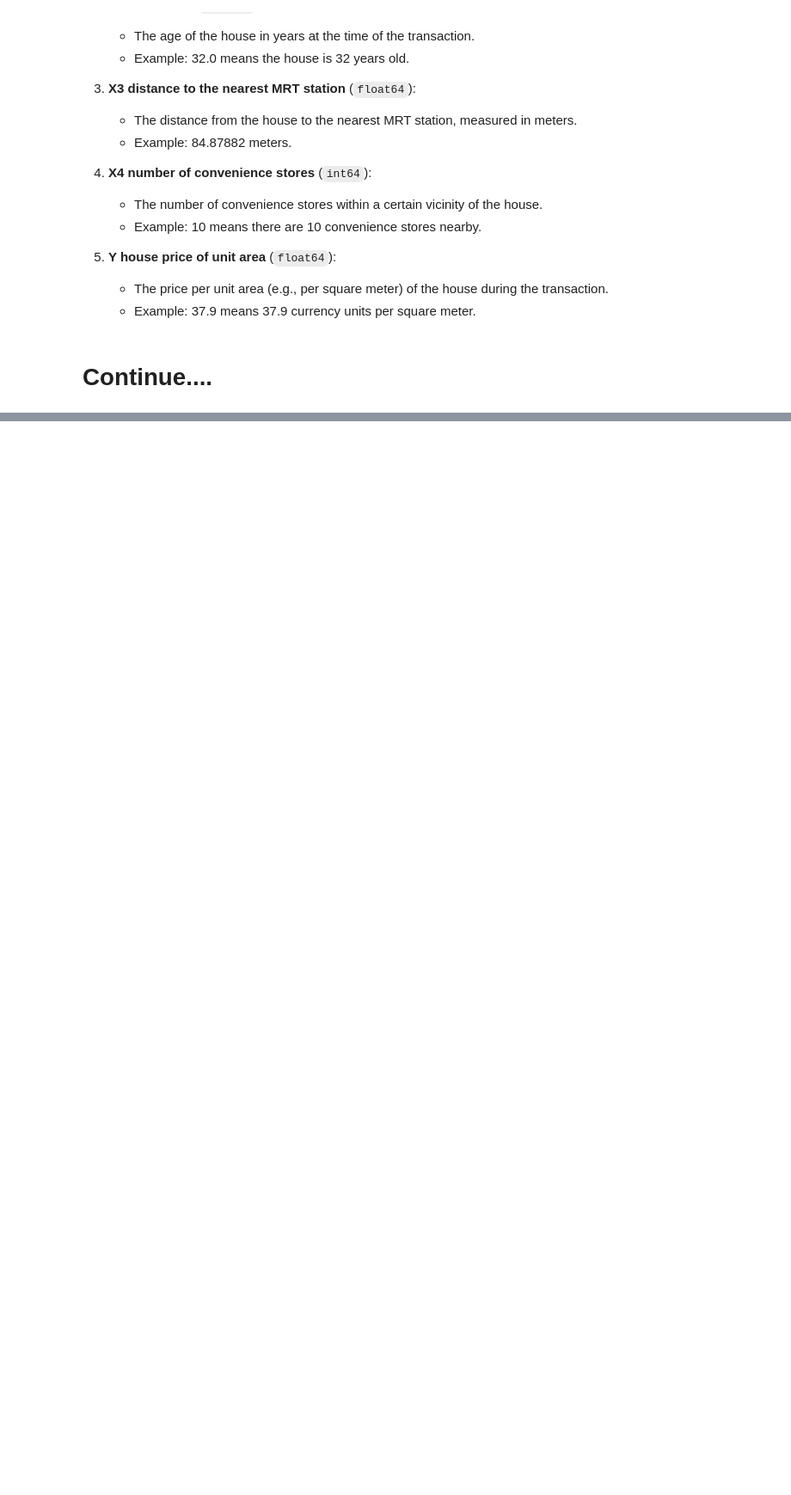
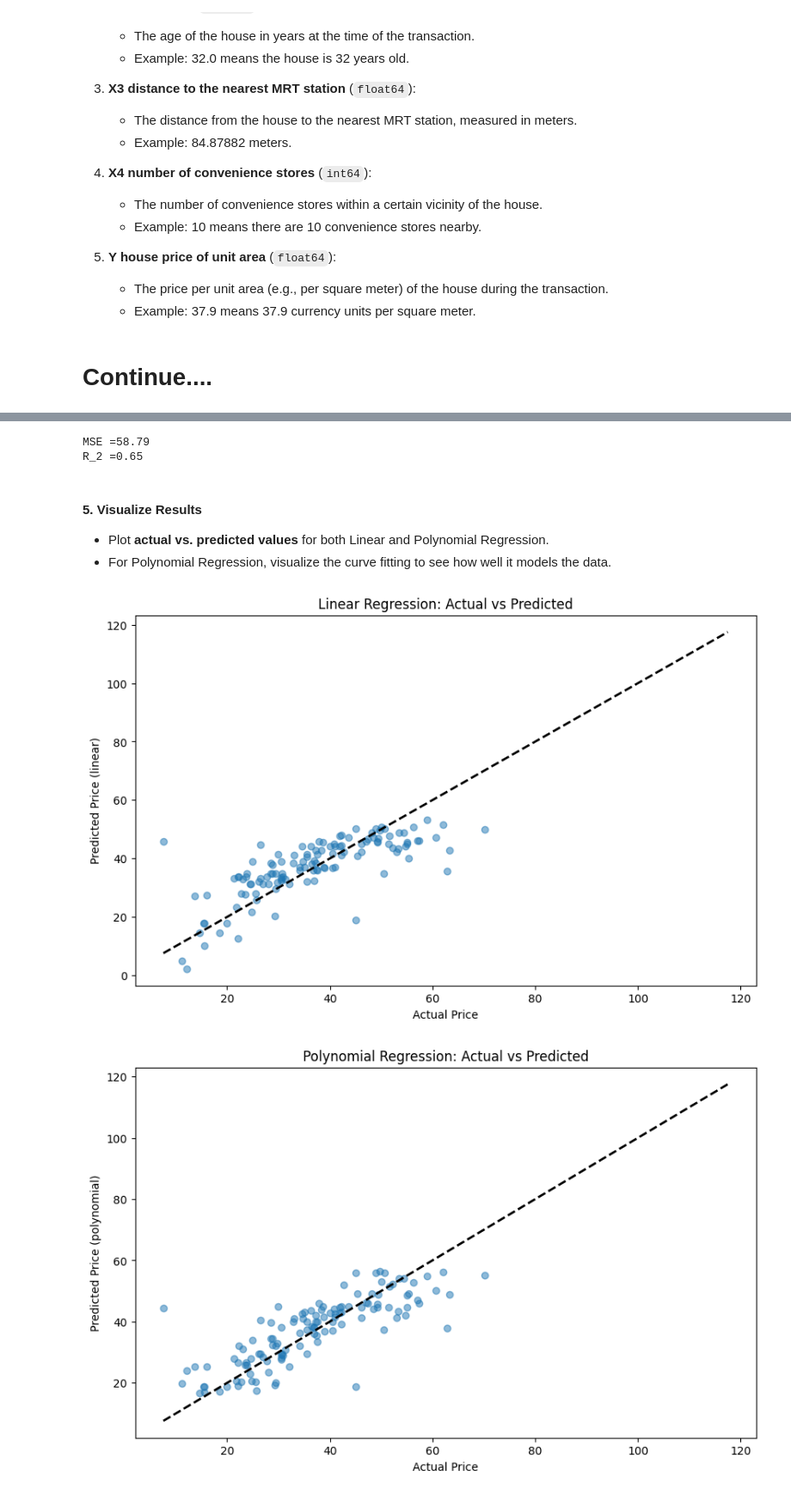
Before and after one commit to saquib-hassan/ml_b24, a Jupyter notebook: Assignment_Real_Estate/Real Estate.ipynb, the cells around one changed output, grey strips where cells are left out. Shown: that part at 86% size. Cells and saved outputs as stored; diff of their text form; code cells hidden in the pictures; blank space fills up the shorter version.

```diff
--- a/Assignment_Real_Estate/Real Estate.ipynb
+++ b/Assignment_Real_Estate/Real Estate.ipynb
@@ -139,0 +128,4 @@ memory usage: 14.7 KB
+# %%
+x =df.drop('Y house price of unit area',axis=1)
+y =df['Y house price of unit area']
+x_train, x_test, y_train, y_test = train_test_split(x, y, train_size=0.7, random_state=42)
@@ -139,0 +169,5 @@ memory usage: 14.7 KB
+# %%
+# linear rression
+lr =LinearRegression()
+lr.fit(x_train,y_train)
+y_pred_lr =lr.predict(x_test)
@@ -139,0 +210,5 @@ memory usage: 14.7 KB
+# %%
+# polynomial Features
+poly = PolynomialFeatures(degree=2)
+x_train_poly =poly.fit_transform(x_train)
+x_test_poly =poly.transform(x_test)
@@ -139,0 +231,5 @@ memory usage: 14.7 KB
+# %%
+# polynomial Regression
+pr = LinearRegression()
+pr.fit(x_train_poly, y_train)
+y_pred_pr = pr.predict(x_test_poly)
@@ -139,0 +270,9 @@ memory usage: 14.7 KB
+# %%
+# Evaluate
+mse_pr = mean_squared_error(y_test, y_pred_pr)
+r2_pr = r2_score(y_test, y_pred_pr)
+print(f"MSE ={mse_pr:.2f}")
+print(f"R_2 ={r2_pr:.2f}")
+# %% [output]
+MSE =58.79
+R_2 =0.65
@@ -139,0 +283,25 @@ memory usage: 14.7 KB
+# %% [markdown]
+#### **5. Visualize Results**
+- Plot **actual vs. predicted values** for both Linear and Polynomial Regression.
+- For Polynomial Regression, visualize the curve fitting to see how well it models the data.
+# %%
+# linear plot
+plt.figure(figsize=(10,6))
+plt.scatter(y_test, y_pred_lr, alpha=0.5)
+plt.plot([y.min(), y.max()], [y.min(), y.max()], 'k--', lw=2)
+plt.xlabel('Actual Price')
+plt.ylabel('Predicted Price (linear)')
+plt.title('Linear Regression: Actual vs Predicted')
+plt.show()
+
+# polynomial plot
+plt.figure(figsize=(10,6))
+plt.scatter(y_test, y_pred_pr, alpha=0.5)
+plt.plot([y.min(), y.max()], [y.min(), y.max()], 'k--', lw=2)
+plt.xlabel('Actual Price')
+plt.ylabel('Predicted Price (polynomial)')
+plt.title('Polynomial Regression: Actual vs Predicted')
+plt.show()
+# %% [output]
+[figure, added]
+[figure, added]
```
Also changed, not shown: parts of 21 cells of this notebook.
